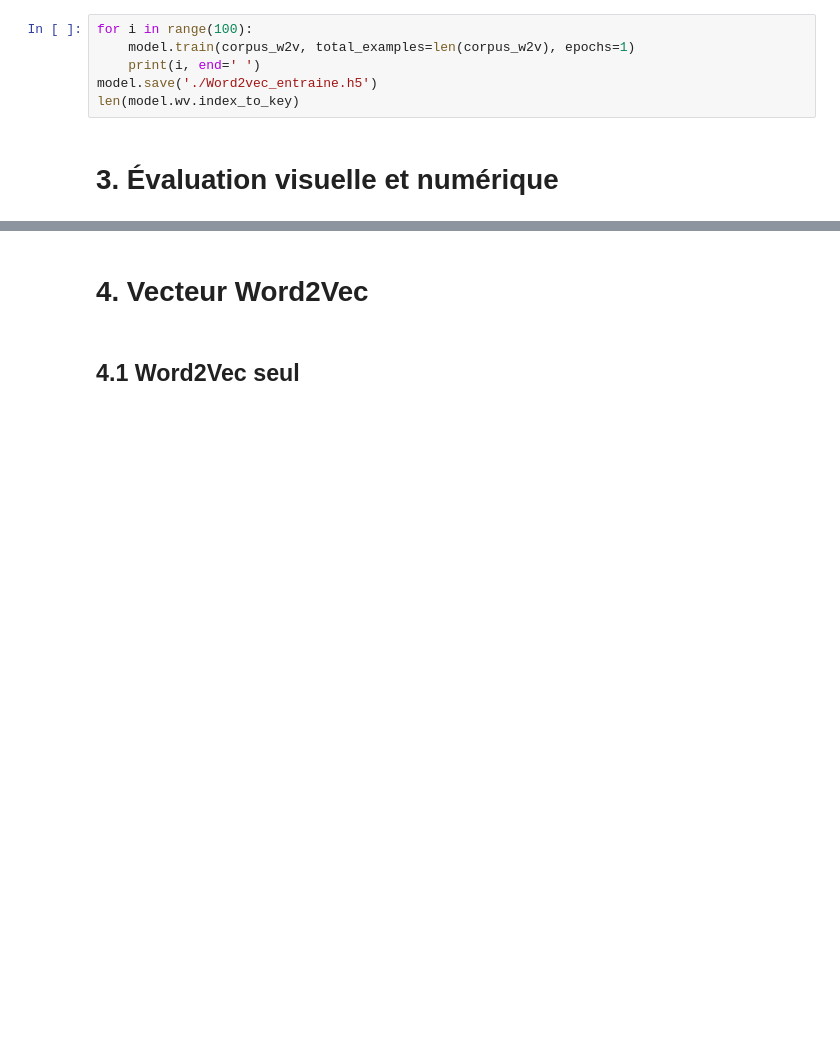
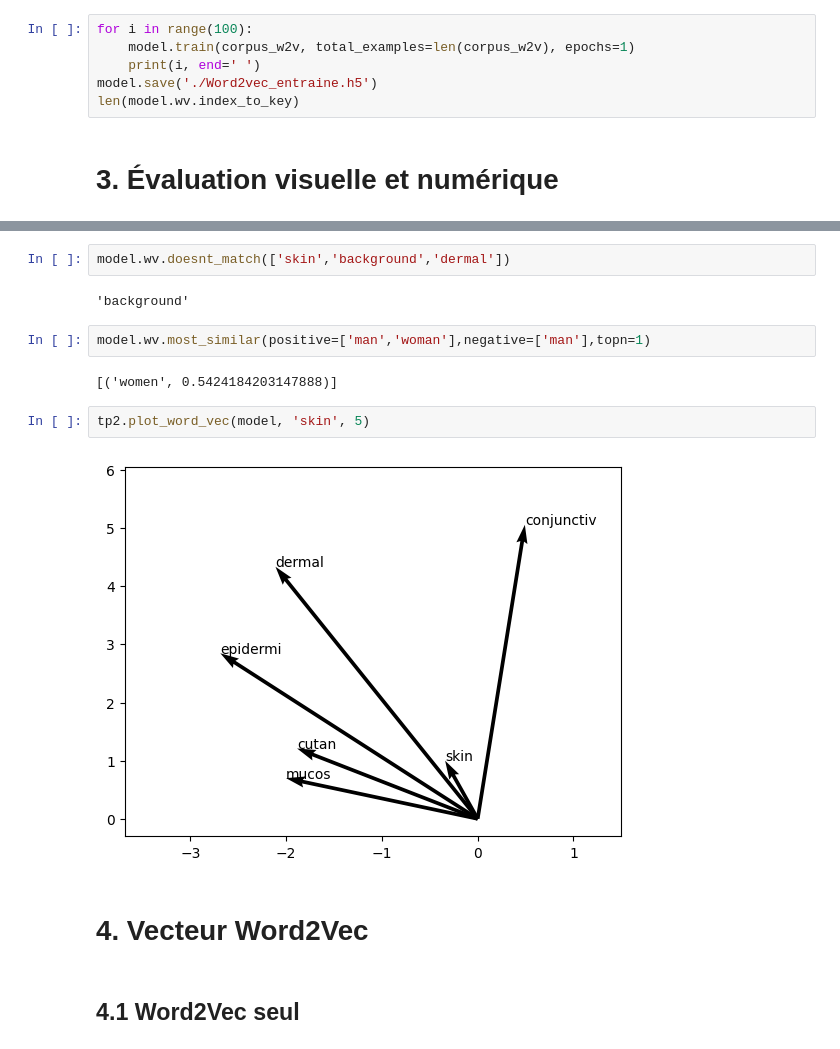
Before and after one commit to valentincuzin/taa, a Jupyter notebook: tp2/tp2_part2.ipynb, the cells around one changed output, grey strips where cells are left out. Saved outputs shown, nothing was run; the diff lists cells and outputs as text; blank space fills up the shorter version.

```diff
--- a/tp2/tp2_part2.ipynb
+++ b/tp2/tp2_part2.ipynb
@@ -92,3 +117,15 @@ KeyError: "Key 'thanks' not present"
+# %%
+model.wv.doesnt_match(['skin','background','dermal'])
+# %% [output]
+'background'
+# %%
+model.wv.most_similar(positive=['man','woman'],negative=['man'],topn=1)
+# %% [output]
+[('women', 0.5424184203147888)]
+# %%
+tp2.plot_word_vec(model, 'skin', 5)
+# %% [output]
+[figure, added]
 # %% [markdown]
 # 4. Vecteur Word2Vec
 # %% [markdown]
```
Also changed, not shown: parts of 14 cells of this notebook, 3 other files.
